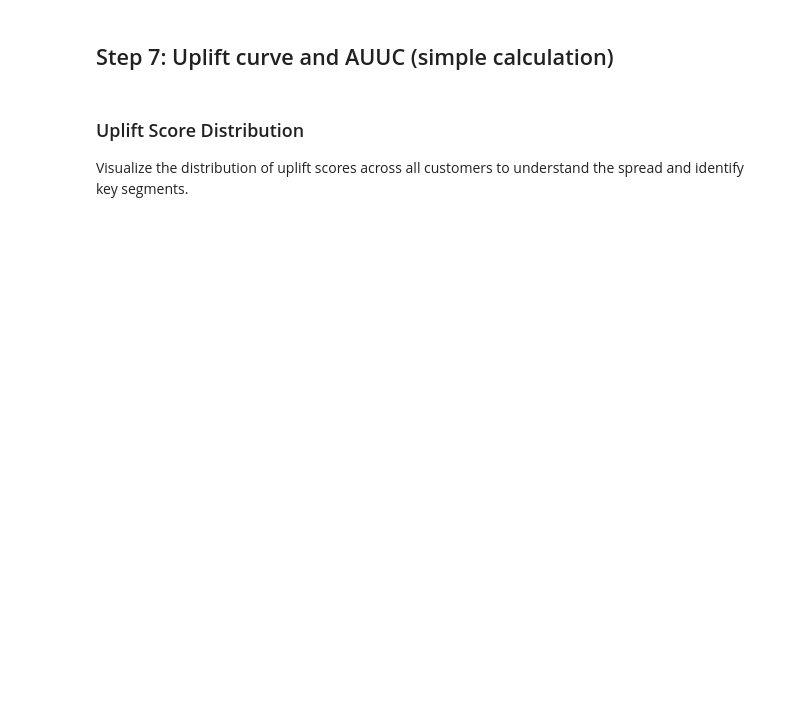
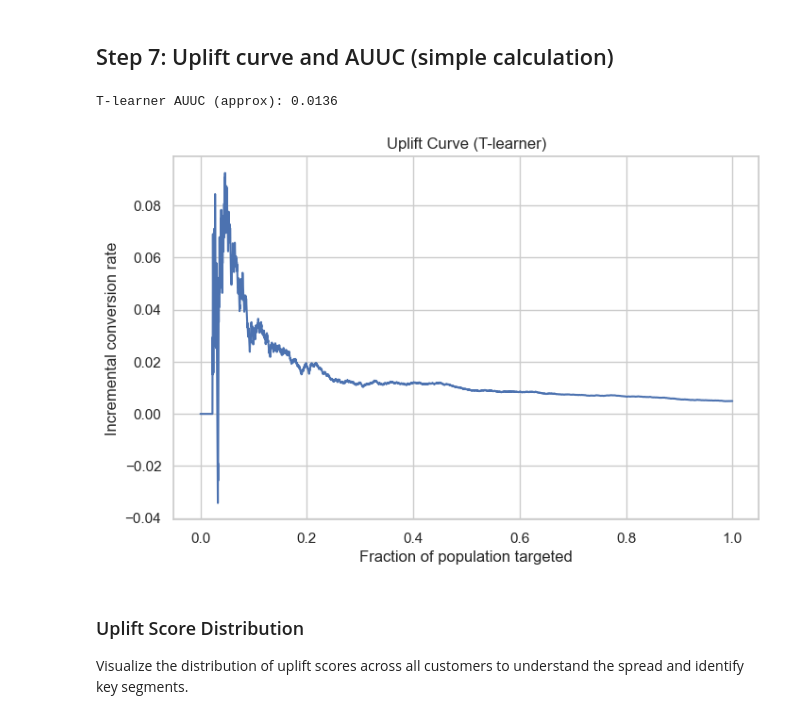
Before and after one commit to emineerdogane/Marketing-Uplift-Modeling, a Jupyter notebook: notebooks/uplift_analysis.ipynb, the cells around one changed output. Cells and saved outputs as stored; diff of their text form; code cells hidden in the pictures; blank space fills up the shorter version.

```diff
--- a/notebooks/uplift_analysis.ipynb
+++ b/notebooks/uplift_analysis.ipynb
@@ -445,30 +598,33 @@ else:
 # %%
 def uplift_curve(y_true, treatment, uplift_scores):
     d = pd.DataFrame({'y': y_true, 't': treatment, 'uplift': uplift_scores})
     d = d.sort_values('uplift', ascending=False).reset_index(drop=True)
     d['cum_treated'] = (d['y'] * (d['t'] == 1)).cumsum()
     d['cum_control'] = (d['y'] * (d['t'] == 0)).cumsum()
     d['n_treated'] = (d['t'] == 1).cumsum()
     d['n_control'] = (d['t'] == 0).cumsum()
     d['rate_treated'] = d['cum_treated'] / d['n_treated'].replace(0, np.nan)
     d['rate_control'] = d['cum_control'] / d['n_control'].replace(0, np.nan)
     d['incremental'] = (d['rate_treated'] - d['rate_control']).fillna(0)
     x = np.arange(1, len(d) + 1) / len(d)
     y = d['incremental'].values
-    auuc = np.trapezoid(y, x)
+    auuc = np.trapz(y, x)
     return auuc, d
 
 auuc_val, curve_df = uplift_curve(y_test, t_test, uplift_pred)
 print(f'T-learner AUUC (approx): {auuc_val:.4f}')
 
 # Grafik: uplift curve
 plt.figure(figsize=(8,5))
 plt.plot(curve_df.index / len(curve_df), curve_df['incremental'])
 plt.xlabel('Fraction of population targeted')
 plt.ylabel('Incremental conversion rate')
 plt.title('Uplift Curve (T-learner)')
 plt.grid(True)
 plt.show()
+# %% [output]
+T-learner AUUC (approx): 0.0136
+[figure, added]
 # %% [markdown]
 ### Uplift Score Distribution
 
```
Also changed, not shown: parts of 20 cells of this notebook.
